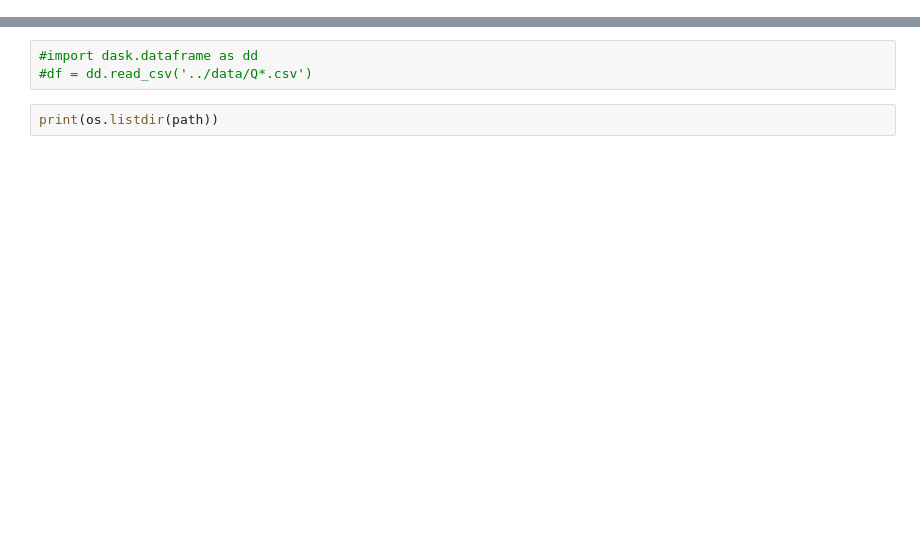
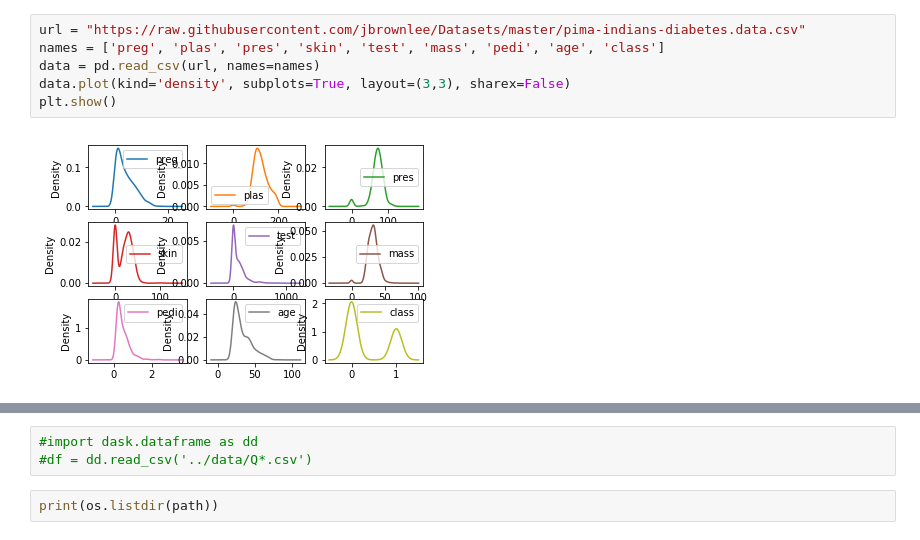
Before and after one commit to ConnorTrottman/EML6572, a Jupyter notebook: jupyter_notebooks/LA Bikeshare Proposal.ipynb, the cells around one changed output, grey strips where cells are left out. Drawn from its saved outputs; the diff is of its cells as text; blank space fills up the shorter version.

```diff
--- a/jupyter_notebooks/LA Bikeshare Proposal.ipynb
+++ b/jupyter_notebooks/LA Bikeshare Proposal.ipynb
@@ -32,0 +52,8 @@ temp
+# %%
+url = "https://raw.githubusercontent.com/jbrownlee/Datasets/master/pima-indians-diabetes.data.csv"
+names = ['preg', 'plas', 'pres', 'skin', 'test', 'mass', 'pedi', 'age', 'class']
+data = pd.read_csv(url, names=names)
+data.plot(kind='density', subplots=True, layout=(3,3), sharex=False)
+plt.show()
+# %% [output]
+[figure, added]
```
Also changed, not shown: parts of 10 cells of this notebook.
